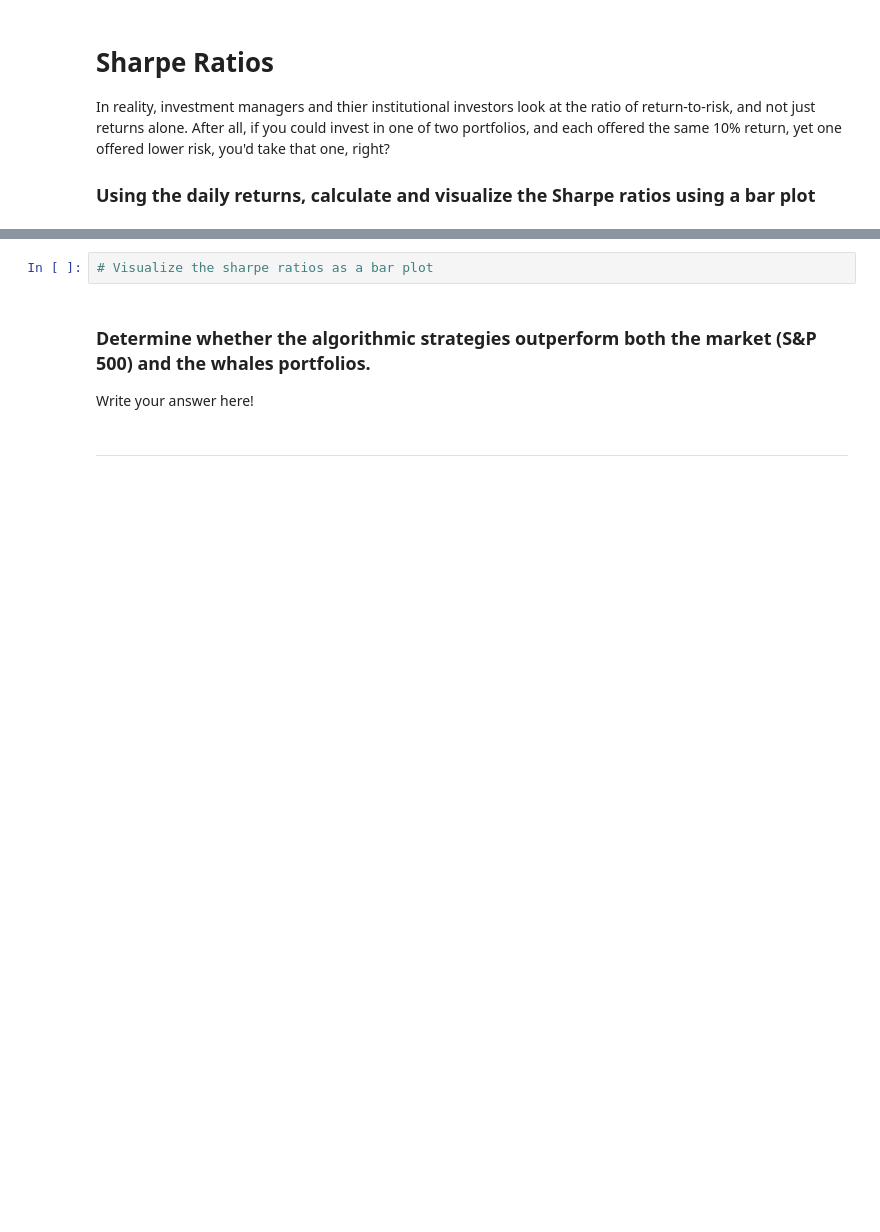
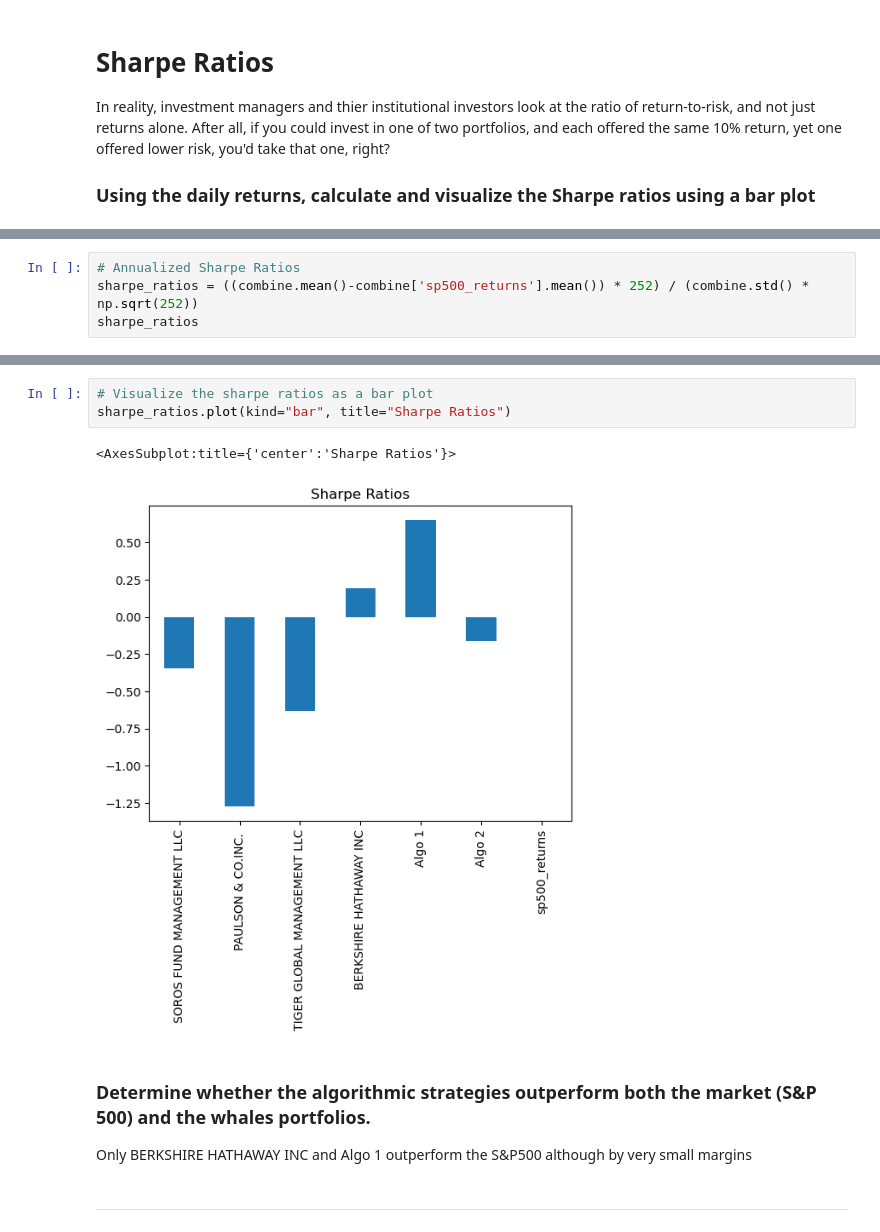
Before and after one commit to Dobinhom/Home-Work-4, a Jupyter notebook: whale_analysis.ipynb, the cells around one changed output, grey strips where cells are left out. Cells and saved outputs as stored; diff of their text form; blank space fills up the shorter version.

```diff
--- a/whale_analysis.ipynb
+++ b/whale_analysis.ipynb
@@ -297,0 +298,4 @@ In reality, investment managers and thier institutional investors look at the ra
+# %%
+# Annualized Sharpe Ratios
+sharpe_ratios = ((combine.mean()-combine['sp500_returns'].mean()) * 252) / (combine.std() * np.sqrt(252))
+sharpe_ratios
@@ -298,9 +311,13 @@ In reality, investment managers and thier institutional investors look at the ra
 # %%
 # Visualize the sharpe ratios as a bar plot
+sharpe_ratios.plot(kind="bar", title="Sharpe Ratios")
+# %% [output]
+<AxesSubplot:title={'center':'Sharpe Ratios'}>
+[figure, added]
 # %% [markdown]
 ### Determine whether the algorithmic strategies outperform both the market (S&P 500) and the whales portfolios.
 
-Write your answer here!
+Only BERKSHIRE HATHAWAY INC and Algo 1 outperform the S&P500 although by very small margins
 # %% [markdown]
 ---
 # %% [markdown]
```
Also changed, not shown: parts of 13 cells of this notebook.
